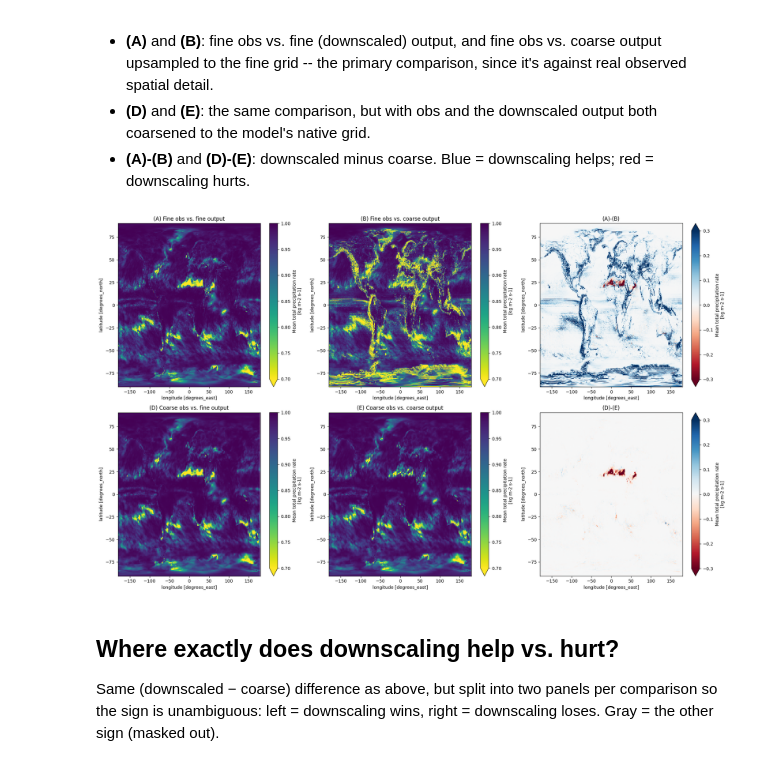
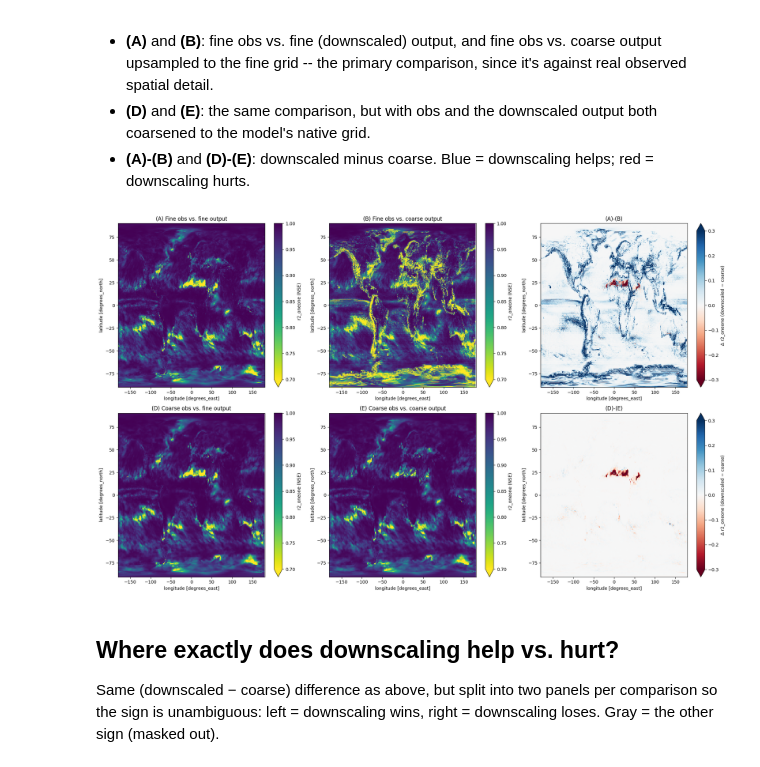
Before and after one commit to carbonplan/sai-downscaling, a Jupyter notebook: notebooks/QA_QC/pr/compare_historical_bias_pr.ipynb, the cells around one changed output. Drawn from its saved outputs; the diff is of its cells as text; code cells hidden in the pictures.

Commit message:
Fix colorbar labels

```diff
--- a/notebooks/QA_QC/pr/compare_historical_bias_pr.ipynb
+++ b/notebooks/QA_QC/pr/compare_historical_bias_pr.ipynb
@@ -45,6 +43,13 @@ r2_vmin, r2_vmax = 0.7, 1.0
 # revisit once you've seen the actual post-fix, monthly-scale values.
 r2_diff_vmax = 0.3
 
+# --- Colorbar labels ---
+# The maps below plot r2_oneone or a difference of r2_oneone, not the raw
+# variable -- set these explicitly so the colorbar doesn't fall back to
+# whatever `units` attr (e.g. "mm/day") happened to survive the arithmetic.
+r2_label = "r2_oneone (NSE)"
+r2_diff_label = "Δ r2_oneone (downscaled − coarse)"
+
 # --- Climatology aggregation method ---
 # "month"     -> groupby calendar month (recommended default; see markdown
 #                discussion above for why not raw daily/day-of-year values)
@@ -52,7 +57,7 @@ r2_diff_vmax = 0.3
 #                smoother (window = rolling_window_days) to damp day-to-day
 #                storm-timing noise while keeping more within-season detail
 #                than monthly
-time_dim = "month" #note "dayofyear" option is very slow
+time_dim = "month"  # note "dayofyear" option is very slow
 rolling_window_days = 30  # only used when time_dim == "dayofyear"
 # %% [markdown]
 ## Load data
@@ -185,40 +190,48 @@ metrics_obscoarse_outputcoarse = disagg_test_calculate_metrics(
 def format_subplot():
     plt.xlim([-180, 180])
 
 
 plt.figure(figsize=(20, 12))
 plt.subplot(2, 3, 1)
-metrics_obsfine_outputfine["r2_oneone"].plot(vmin=r2_vmin, vmax=r2_vmax, cmap=plt.cm.viridis_r)
+metrics_obsfine_outputfine["r2_oneone"].plot(
+    vmin=r2_vmin, vmax=r2_vmax, cmap=plt.cm.viridis_r, cbar_kwargs={"label": r2_label}
+)
 plt.title("(A) Fine obs vs. fine output")
 format_subplot()
 plt.subplot(2, 3, 2)
-metrics_obsfine_outputcoarse["r2_oneone"].plot(vmin=r2_vmin, vmax=r2_vmax, cmap=plt.cm.viridis_r)
+metrics_obsfine_outputcoarse["r2_oneone"].plot(
+    vmin=r2_vmin, vmax=r2_vmax, cmap=plt.cm.viridis_r, cbar_kwargs={"label": r2_label}
+)
 plt.title("(B) Fine obs vs. coarse output")
 format_subplot()
 plt.subplot(2, 3, 3)
 (metrics_obsfine_outputfine["r2_oneone"] - metrics_obsfine_outputcoarse["r2_oneone"]).plot(
-    vmin=-r2_diff_vmax, vmax=r2_diff_vmax, cmap=plt.cm.RdBu
+    vmin=-r2_diff_vmax, vmax=r2_diff_vmax, cmap=plt.cm.RdBu, cbar_kwargs={"label": r2_diff_label}
 )
 plt.title("(A)-(B)")
 format_subplot()
 plt.subplot(2, 3, 4)
-metrics_obscoarse_outputfine["r2_oneone"].plot(vmin=r2_vmin, vmax=r2_vmax, cmap=plt.cm.viridis_r)
+metrics_obscoarse_outputfine["r2_oneone"].plot(
+    vmin=r2_vmin, vmax=r2_vmax, cmap=plt.cm.viridis_r, cbar_kwargs={"label": r2_label}
+)
 plt.title("(D) Coarse obs vs. fine output")
 format_subplot()
 plt.subplot(2, 3, 5)
-metrics_obscoarse_outputcoarse["r2_oneone"].plot(vmin=r2_vmin, vmax=r2_vmax, cmap=plt.cm.viridis_r)
+metrics_obscoarse_outputcoarse["r2_oneone"].plot(
+    vmin=r2_vmin, vmax=r2_vmax, cmap=plt.cm.viridis_r, cbar_kwargs={"label": r2_label}
+)
 plt.title("(E) Coarse obs vs. coarse output")
 format_subplot()
 plt.subplot(2, 3, 6)
 (metrics_obscoarse_outputfine["r2_oneone"] - metrics_obscoarse_outputcoarse["r2_oneone"]).plot(
-    vmin=-r2_diff_vmax, vmax=r2_diff_vmax, cmap=plt.cm.RdBu
+    vmin=-r2_diff_vmax, vmax=r2_diff_vmax, cmap=plt.cm.RdBu, cbar_kwargs={"label": r2_diff_label}
 )
 plt.title("(D)-(E)")
 format_subplot()
 plt.tight_layout()
 plt.savefig(path_qaqc + "hist_bias_maps_" + var + "_" + scenario + "_" + ens + ".png")
 # %% [output]
-[figure, old version]
+[figure, new version]
 # %% [markdown]
 ## Where exactly does downscaling help vs. hurt?
 
```
Also changed, not shown: parts of 6 cells of this notebook.
